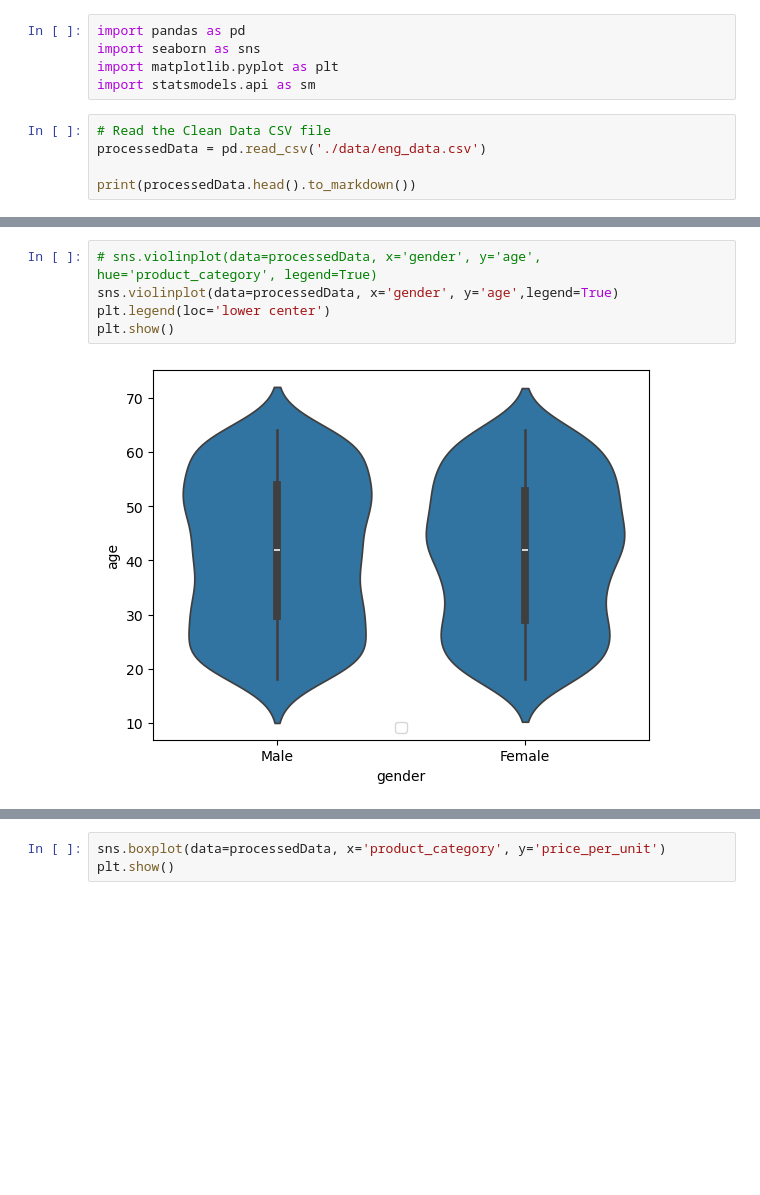
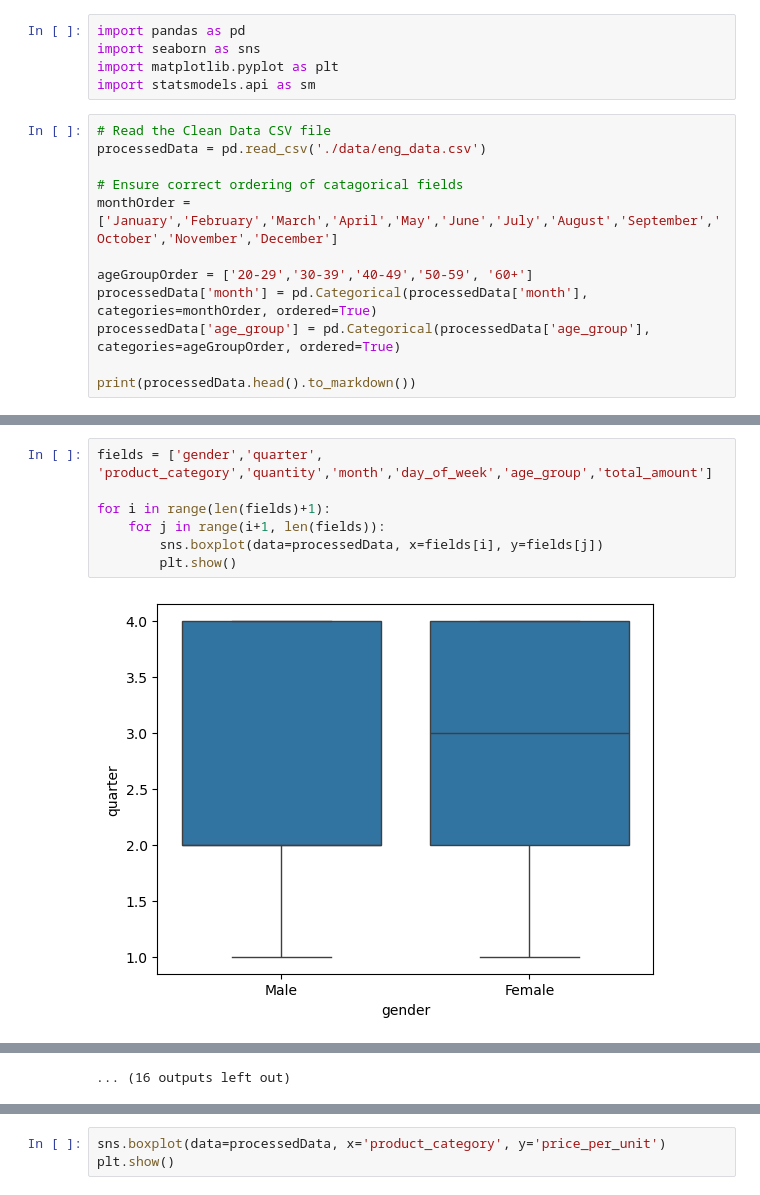
Before and after one commit to WatsonWBlair/cs667, a Jupyter notebook: Projects/EDA/data_visualization.ipynb, the cells around one changed output, grey strips where cells are left out. Cells and saved outputs as stored; diff of their text form; blank space fills up the shorter version.

Commit message:
feat: visualizations

```diff
--- a/Projects/EDA/data_visualization.ipynb
+++ b/Projects/EDA/data_visualization.ipynb
@@ -7,6 +7,13 @@ import statsmodels.api as sm
 # Read the Clean Data CSV file
 processedData = pd.read_csv('./data/eng_data.csv')
 
+# Ensure correct ordering of catagorical fields
+monthOrder = ['January','February','March','April','May','June','July','August','September','October','November','December']
+
+ageGroupOrder = ['20-29','30-39','40-49','50-59', '60+']
+processedData['month'] = pd.Categorical(processedData['month'], categories=monthOrder, ordered=True)
+processedData['age_group'] = pd.Categorical(processedData['age_group'], categories=ageGroupOrder, ordered=True)
+
 print(processedData.head().to_markdown())
 # %% [output]
 |    | date       | gender   |   age | product_category   |   quantity |   price_per_unit |   total_amount |   year | month    |   day | day_of_week   |   quarter | age_group   |
@@ -45,7 +92,9 @@ for field in univariateFileds:
 # %%
-# sns.violinplot(data=processedData, x='gender', y='age', hue='product_category', legend=True)
-sns.violinplot(data=processedData, x='gender', y='age',legend=True)
-plt.legend(loc='lower center')
-plt.show()
+fields = ['gender','quarter', 'product_category','quantity','month','day_of_week','age_group','total_amount']
+
+for i in range(len(fields)+1):
+    for j in range(i+1, len(fields)):
+        sns.boxplot(data=processedData, x=fields[i], y=fields[j])
+        plt.show()
 # %% [output]
-[figure, old version]
+[figure, new version]
@@ -51,0 +112 @@ plt.show()
+... (16 outputs left out)
```
Also changed, not shown: parts of 17 cells of this notebook, 20 other files.
